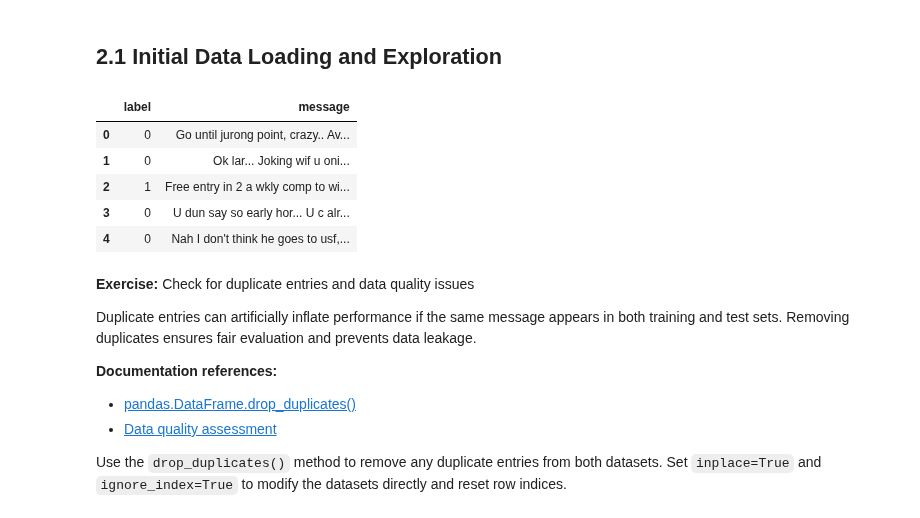
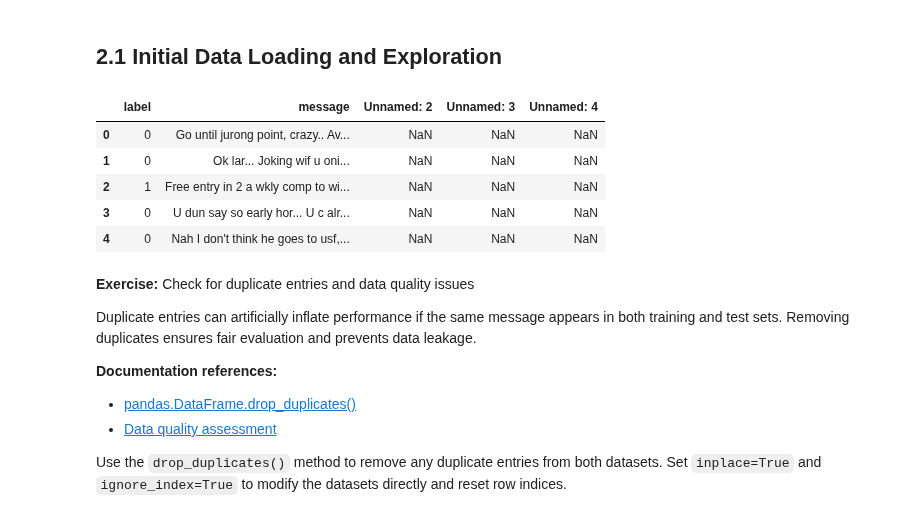
Before and after one commit to Astrid123456789/spam, a Jupyter notebook: notebooks/spam.ipynb, the cells around one changed output. Cells and saved outputs as stored; diff of their text form; code cells hidden in the pictures.

```diff
--- a/notebooks/spam.ipynb
+++ b/notebooks/spam.ipynb
@@ -46,17 +46,17 @@ Understanding the characteristics and quality of our datasets is essential befor
 ## 2.1 Initial Data Loading and Exploration
 # %%
 # Load the datasets
-sms_data = pd.read_csv("C:/Users/julie/Documents/IMT Atlantique 2A - Data Science/Data Science Toolkit and Applications/Projet 3/data/sms_spam.csv", sep = ";", usecols=["label", "message"])
+sms_data = pd.read_csv("C:/Users/julie/Documents/IMT Atlantique 2A - Data Science/Data Science Toolkit and Applications/Projet 3/data/sms_spam.csv", sep = ";")
 email_data = pd.read_csv("C:/Users/julie/Documents/IMT Atlantique 2A - Data Science/Data Science Toolkit and Applications/Projet 3/data/email_spam.csv")
 email_data.head()
 sms_data.head()
 # %% [output]
-|  | label | message |
-| 0 | 0 | Go until jurong point, crazy.. Av... |
-| 1 | 0 | Ok lar... Joking wif u oni... |
-| 2 | 1 | Free entry in 2 a wkly comp to wi... |
-| 3 | 0 | U dun say so early hor... U c alr... |
-| 4 | 0 | Nah I don't think he goes to usf,... |
+|  | label | message | Unnamed: 2 | Unnamed: 3 | Unnamed: 4 |
+| 0 | 0 | Go until jurong point, crazy.. Av... | NaN | NaN | NaN |
+| 1 | 0 | Ok lar... Joking wif u oni... | NaN | NaN | NaN |
+| 2 | 1 | Free entry in 2 a wkly comp to wi... | NaN | NaN | NaN |
+| 3 | 0 | U dun say so early hor... U c alr... | NaN | NaN | NaN |
+| 4 | 0 | Nah I don't think he goes to usf,... | NaN | NaN | NaN |
 # %% [markdown]
 **Exercise:** Check for duplicate entries and data quality issues
 
```
Also changed, not shown: parts of 5 cells of this notebook.
